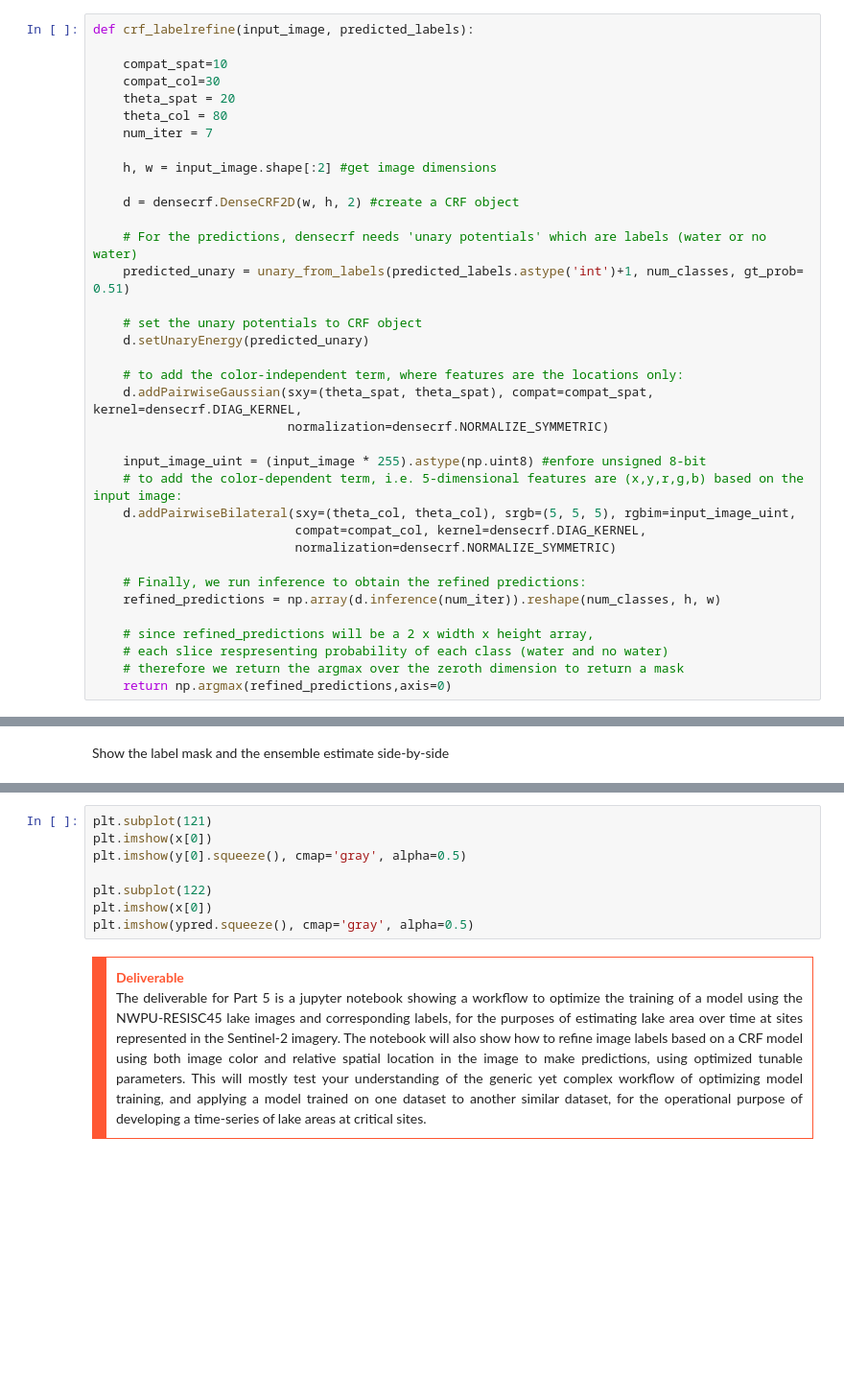
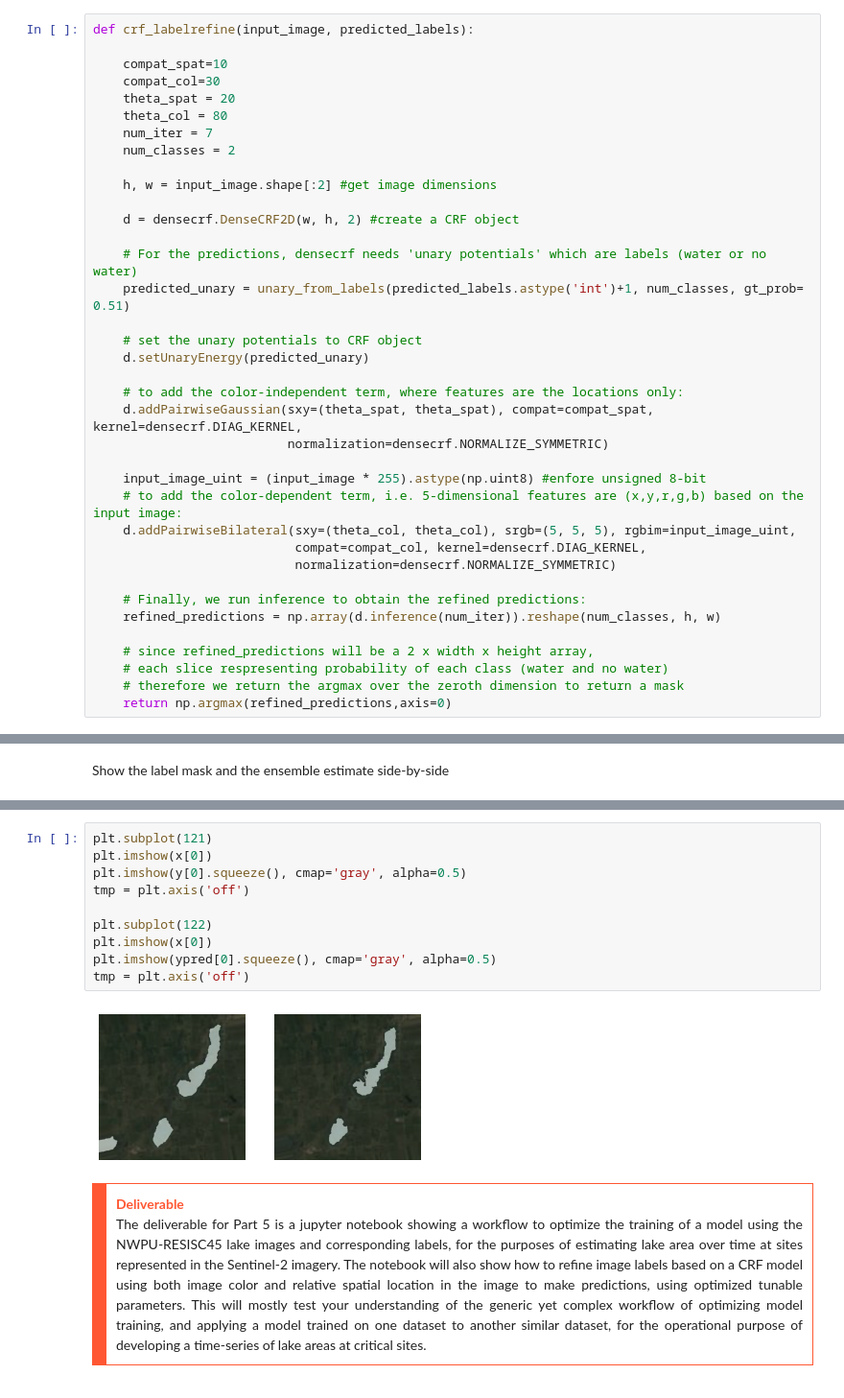
Before and after one commit to hmobley/liveproject_water, a Jupyter notebook: Part5_Optimizing_6.ipynb, the cells around one changed output, grey strips where cells are left out. Shown at 96% size. Cells and saved outputs as stored; diff of their text form; blank space fills up the shorter version.

```diff
--- a/Part5_Optimizing_6.ipynb
+++ b/Part5_Optimizing_6.ipynb
@@ -400,6 +542,7 @@ def crf_labelrefine(input_image, predicted_labels):
     theta_spat = 20
     theta_col = 80
     num_iter = 7
+    num_classes = 2
 
     h, w = input_image.shape[:2] #get image dimensions
 
@@ -575,11 +739,15 @@ Show the label mask and the ensemble estimate side-by-side
 # %%
 plt.subplot(121)
 plt.imshow(x[0])
 plt.imshow(y[0].squeeze(), cmap='gray', alpha=0.5)
+tmp = plt.axis('off')
 
 plt.subplot(122)
 plt.imshow(x[0])
-plt.imshow(ypred.squeeze(), cmap='gray', alpha=0.5)
+plt.imshow(ypred[0].squeeze(), cmap='gray', alpha=0.5)
+tmp = plt.axis('off')
+# %% [output]
+[figure, added]
 # %% [markdown]
 <table style="font-size: 1em; padding: 0; margin: 0;">
 <p style="border: 1px solid #ff5733; border-left: 15px solid #ff5733; padding: 10px; text-align:justify;">
```
Also changed, not shown: parts of 13 cells of this notebook.
